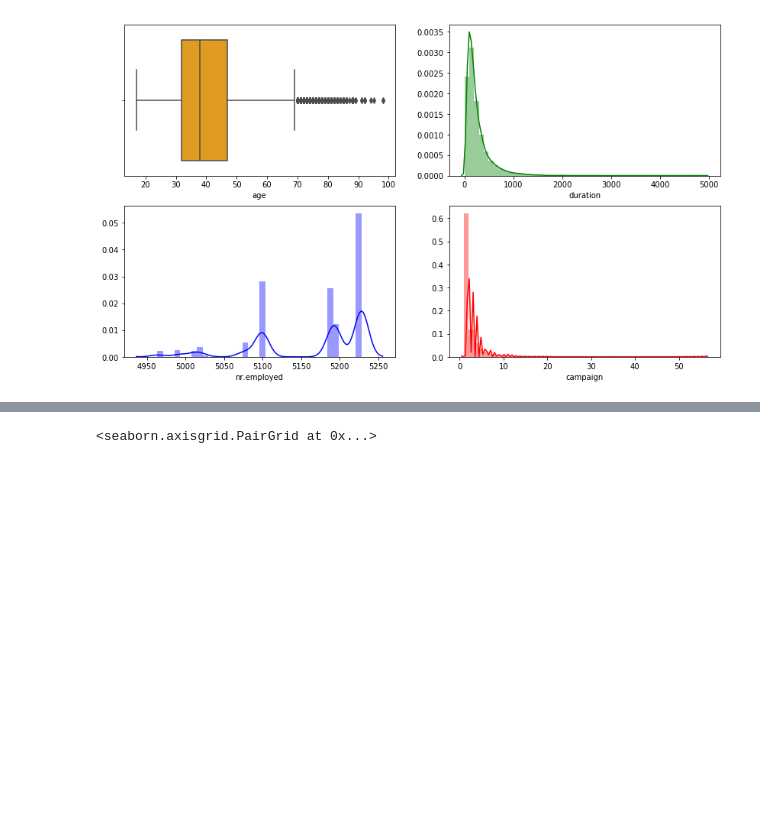
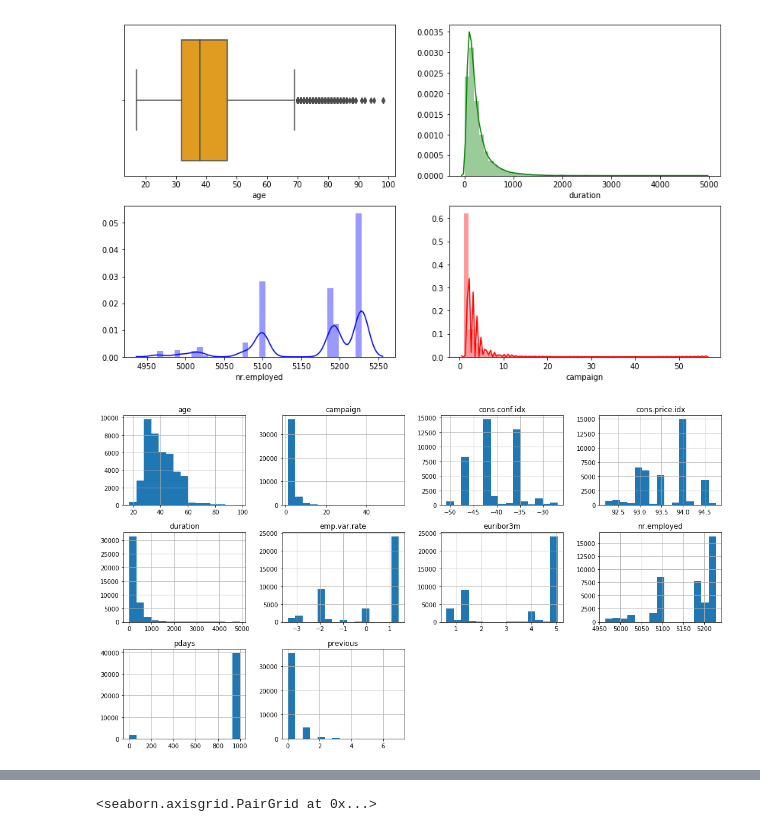
Before and after one commit to suroor89/Bank-Marketing-Campaign-for-Term-Deposit, a Jupyter notebook: Bank-Marketing-Client-Subscription-/bank_marketing_analytics.ipynb, the cells around one changed output, grey strips where cells are left out. Cells and saved outputs as stored; diff of their text form; code cells hidden in the pictures; blank space fills up the shorter version.

```diff
--- a/Bank-Marketing-Client-Subscription-/bank_marketing_analytics.ipynb
+++ b/Bank-Marketing-Client-Subscription-/bank_marketing_analytics.ipynb
@@ -230,5 +249,10 @@ sns.distplot(clean_bank_data.campaign, color='red')
 plt.show()
 # %% [output]
 [figure]
+# %%
+clean_bank_data[numeric_vars].hist(bins=15, figsize=(18, 10), layout=(3, 4))
+plt.show()
+# %% [output]
+[figure, added]
 # %%
 # Visualize all categorical variables
```
Also changed, not shown: parts of 15 cells of this notebook.
